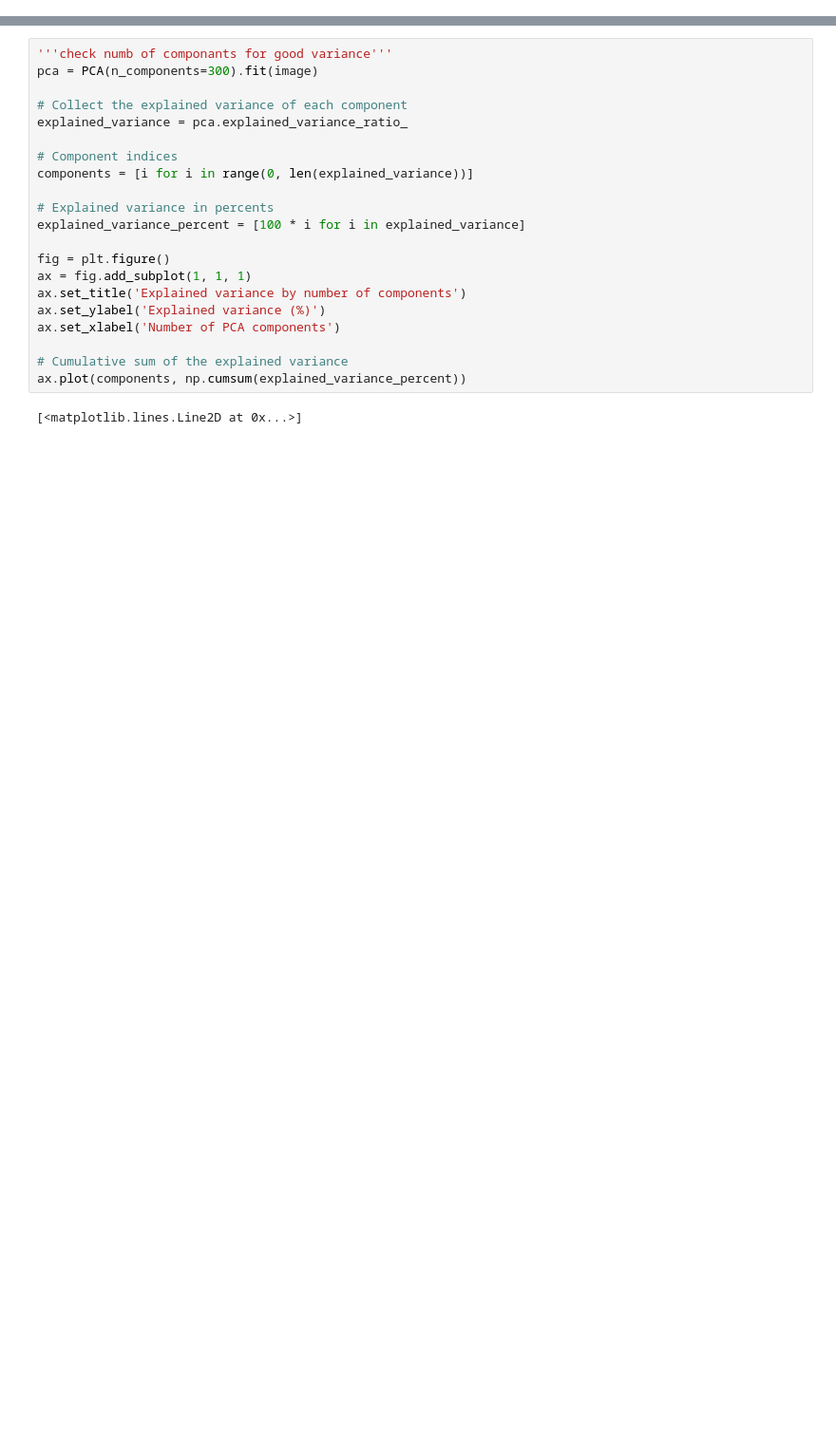
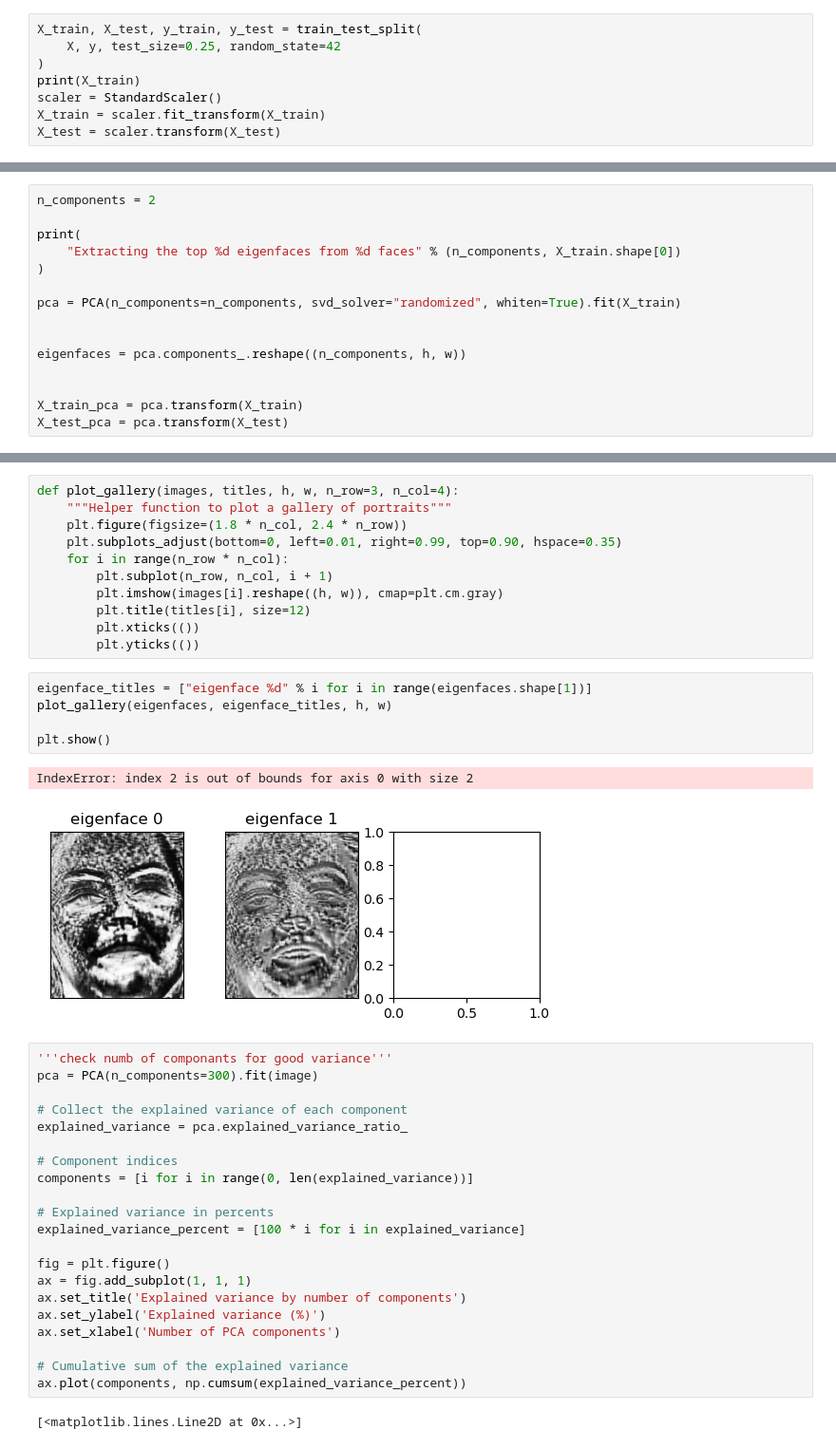
Before and after one commit to andrei-borg/stroke-video-analysis, a Jupyter notebook: eigenface.ipynb, the cells around one changed output, grey strips where cells are left out. Shown at 95% size. Saved outputs shown, nothing was run; the diff lists cells and outputs as text; blank space fills up the shorter version.

```diff
--- a/eigenface.ipynb
+++ b/eigenface.ipynb
@@ -76,0 +169,8 @@ axes[1].set_label("Compressed image")
+# %%
+X_train, X_test, y_train, y_test = train_test_split(
+    X, y, test_size=0.25, random_state=42
+)
+print(X_train)
+scaler = StandardScaler()
+X_train = scaler.fit_transform(X_train)
+X_test = scaler.transform(X_test)
@@ -76,0 +195,15 @@ axes[1].set_label("Compressed image")
+# %%
+n_components = 2
+
+print(
+    "Extracting the top %d eigenfaces from %d faces" % (n_components, X_train.shape[0])
+)
+
+pca = PCA(n_components=n_components, svd_solver="randomized", whiten=True).fit(X_train)
+
+
+eigenfaces = pca.components_.reshape((n_components, h, w))
+
+
+X_train_pca = pca.transform(X_train)
+X_test_pca = pca.transform(X_test)
@@ -77,3 +249,22 @@ axes[1].set_label("Compressed image")
+# %%
+def plot_gallery(images, titles, h, w, n_row=3, n_col=4):
+    """Helper function to plot a gallery of portraits"""
+    plt.figure(figsize=(1.8 * n_col, 2.4 * n_row))
+    plt.subplots_adjust(bottom=0, left=0.01, right=0.99, top=0.90, hspace=0.35)
+    for i in range(n_row * n_col):
+        plt.subplot(n_row, n_col, i + 1)
+        plt.imshow(images[i].reshape((h, w)), cmap=plt.cm.gray)
+        plt.title(titles[i], size=12)
+        plt.xticks(())
+        plt.yticks(())
+# %%
+eigenface_titles = ["eigenface %d" % i for i in range(eigenfaces.shape[1])]
+plot_gallery(eigenfaces, eigenface_titles, h, w)
+
+plt.show()
+# %% [output]
+IndexError: index 2 is out of bounds for axis 0 with size 2
+[figure, added]
 # %%
 '''check numb of componants for good variance'''
 pca = PCA(n_components=300).fit(image)
```
Also changed, not shown: parts of 10 cells of this notebook, 1 other file.
